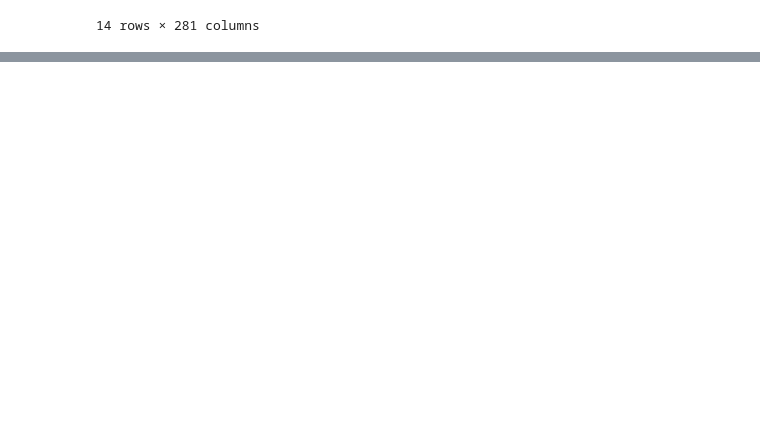
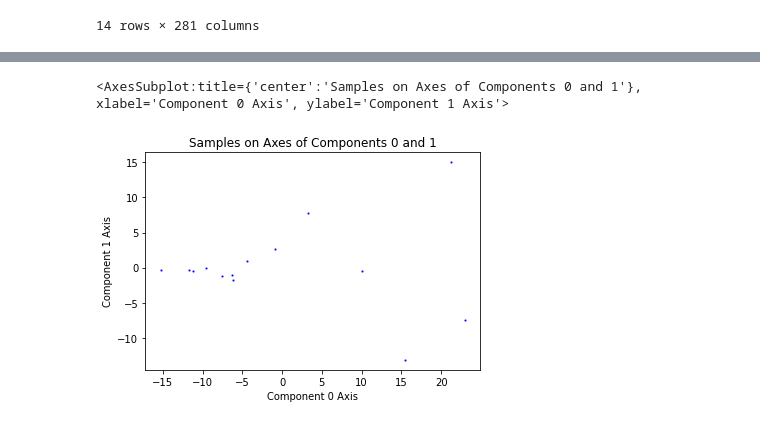
Before and after one commit to Starfarmer2/DIIG_Aquatrax_F23, a Jupyter notebook: src/Small_Leaks/PCA_Caroline.ipynb, the cells around one changed output, grey strips where cells are left out. Drawn from its saved outputs; the diff is of its cells as text; code cells hidden in the pictures; blank space fills up the shorter version.

```diff
--- a/src/Small_Leaks/PCA_Caroline.ipynb
+++ b/src/Small_Leaks/PCA_Caroline.ipynb
@@ -186,0 +276,17 @@ df_accounts_pivoted.to_csv("../../data/Processed_Data/leakage_fourier_transform_
+# %%
+#Project data points onto eigenvectors
+pc_array = np.array([np.dot(normalized_df, sort_evecs[i]) for i in range(len(sort_evecs))])
+
+#Transpose so columns correspond to eigenvector directions
+pc_array = pc_array.transpose()
+
+#Graph main eigenvectors 0 and 1
+plt.title("Samples on Axes of Components 0 and 1")
+plt.xlabel("Component 0 Axis")
+plt.ylabel('Component 1 Axis')
+graph_df = pd.DataFrame(data=pc_array)
+seaborn.scatterplot(data=graph_df,x=0,y=1,s=5,color='b')
+# seaborn.scatterplot(data=cleaned_df,x='Age',y='DailyRate')
+# %% [output]
+<AxesSubplot:title={'center':'Samples on Axes of Components 0 and 1'}, xlabel='Component 0 Axis', ylabel='Component 1 Axis'>
+[figure, added]
```
Also changed, not shown: parts of 7 cells of this notebook.
